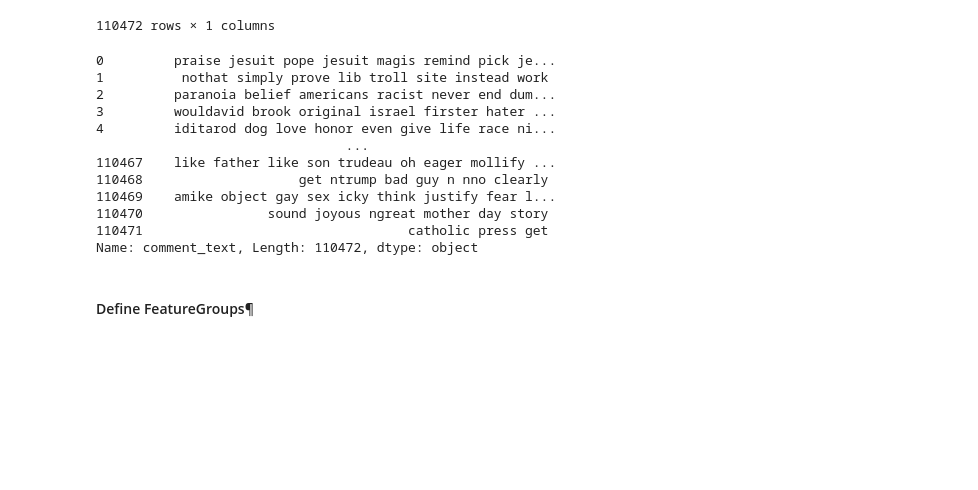
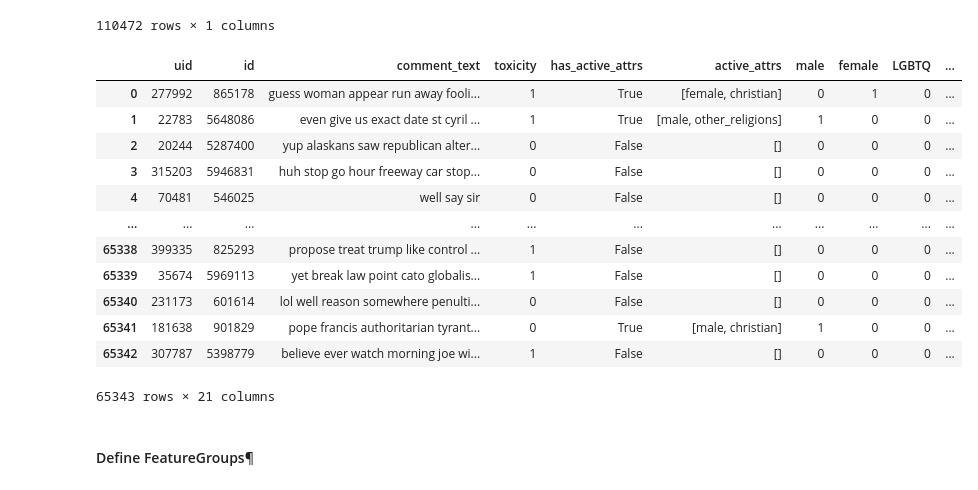
Before and after one commit to karthikraghavan/aai540_toxicity_classification, a Jupyter notebook: datalake_operations.ipynb, the cells around one changed output. Saved outputs shown, nothing was run; the diff lists cells and outputs as text; code cells hidden in the pictures; blank space fills up the shorter version.

```diff
--- a/datalake_operations.ipynb
+++ b/datalake_operations.ipynb
@@ -658,18 +688,19 @@ civil_df['comment_text'] = text_prep_pipeline.fit_transform(civil_df[civil_df.co
 # %%
-civil_df['comment_text']
+civil_df
 # %% [output]
+|  | uid | id | comment_text | toxicity | has_active_attrs | active_attrs | male | female | LGBTQ | ... |
+| 0 | 277992 | 865178 | guess woman appear run away fooli... | 1 | True | [female, christian] | 0 | 1 | 0 | ... |
+| 1 | 22783 | 5648086 | even give us exact date st cyril ... | 1 | True | [male, other_religions] | 1 | 0 | 0 | ... |
+| 2 | 20244 | 5287400 | yup alaskans saw republican alter... | 0 | False | [] | 0 | 0 | 0 | ... |
+| 3 | 315203 | 5946831 | huh stop go hour freeway car stop... | 0 | False | [] | 0 | 0 | 0 | ... |
+| 4 | 70481 | 546025 | well say sir | 0 | False | [] | 0 | 0 | 0 | ... |
+| ... | ... | ... | ... | ... | ... | ... | ... | ... | ... | ... |
+| 65338 | 399335 | 825293 | propose treat trump like control ... | 1 | False | [] | 0 | 0 | 0 | ... |
+| 65339 | 35674 | 5969113 | yet break law point cato globalis... | 1 | False | [] | 0 | 0 | 0 | ... |
+| 65340 | 231173 | 601614 | lol well reason somewhere penulti... | 0 | False | [] | 0 | 0 | 0 | ... |
+| 65341 | 181638 | 901829 | pope francis authoritarian tyrant... | 0 | True | [male, christian] | 1 | 0 | 0 | ... |
+| 65342 | 307787 | 5398779 | believe ever watch morning joe wi... | 1 | False | [] | 0 | 0 | 0 | ... |
-0         praise jesuit pope jesuit magis remind pick je...
-1          nothat simply prove lib troll site instead work
-2         paranoia belief americans racist never end dum...
-3         wouldavid brook original israel firster hater ...
-4         iditarod dog love honor even give life race ni...
-                                ...
-110467    like father like son trudeau oh eager mollify ...
-110468                    get ntrump bad guy n nno clearly
-110469    amike object gay sex icky think justify fear l...
-110470                sound joyous ngreat mother day story
-110471                                  catholic press get
-Name: comment_text, Length: 110472, dtype: object
+65343 rows × 21 columns
 # %% [markdown]
 #### Define FeatureGroups¶
 # %%
```
Also changed, not shown: parts of 25 cells of this notebook.
